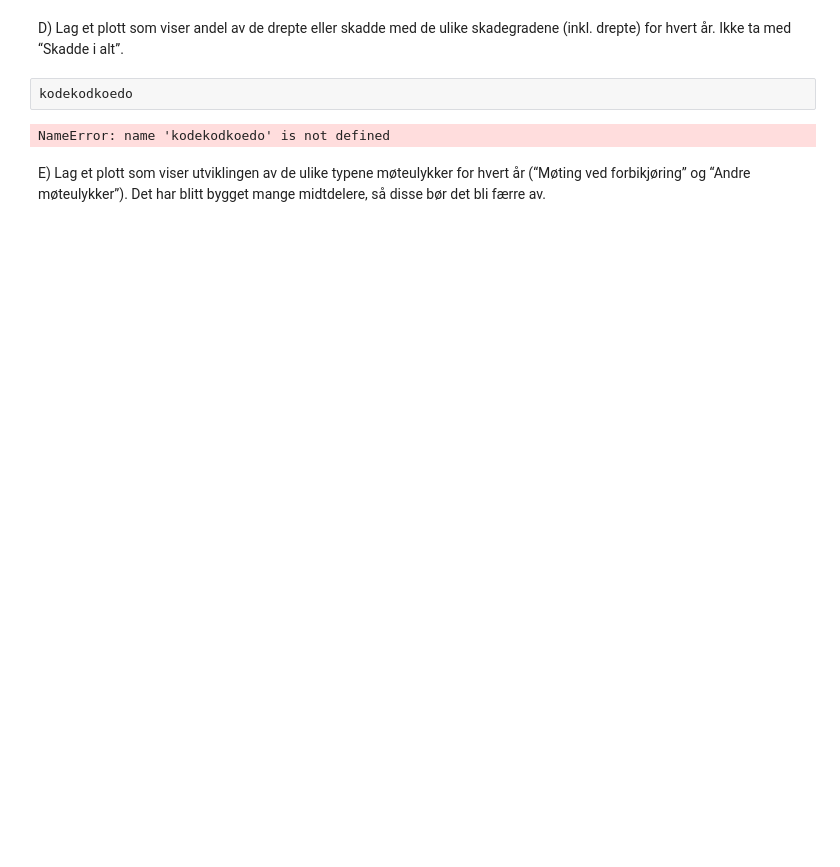
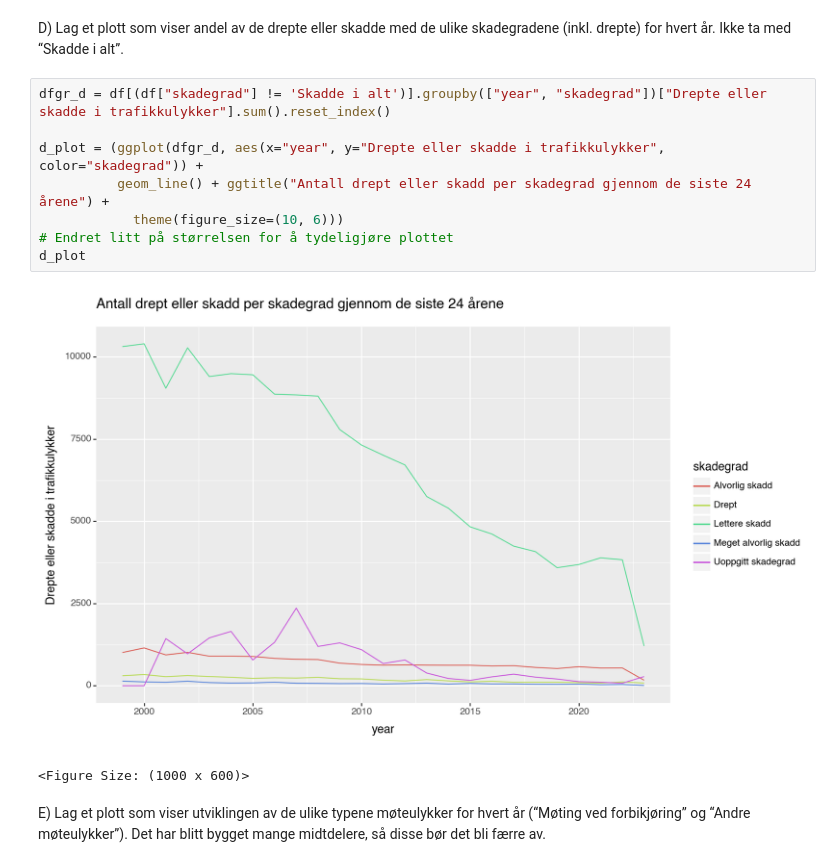
Before and after one commit to 267988/dmba_practice, a Jupyter notebook: obligatory_assignment1_2023/oppgave1_trafikkulykker.ipynb, the cells around one changed output. Drawn from its saved outputs; the diff is of its cells as text; blank space fills up the shorter version.

```diff
--- a/obligatory_assignment1_2023/oppgave1_trafikkulykker.ipynb
+++ b/obligatory_assignment1_2023/oppgave1_trafikkulykker.ipynb
@@ -40,9 +128,16 @@ kodekodeodkeo
 D) Lag et plott som viser andel av de drepte eller skadde med de ulike skadegradene
 (inkl. drepte) for hvert år. Ikke ta med “Skadde i alt”.
 # %%
-kodekodkoedo
+dfgr_d = df[(df["skadegrad"] != 'Skadde i alt')].groupby(["year", "skadegrad"])["Drepte eller skadde i trafikkulykker"].sum().reset_index()
+
+d_plot = (ggplot(dfgr_d, aes(x="year", y="Drepte eller skadde i trafikkulykker", color="skadegrad")) +
+          geom_line() + ggtitle("Antall drept eller skadd per skadegrad gjennom de siste 24 årene") +
+            theme(figure_size=(10, 6)))
+# Endret litt på størrelsen for å tydeligjøre plottet
+d_plot
 # %% [output]
+[figure, added]
-NameError: name 'kodekodkoedo' is not defined
+<Figure Size: (1000 x 600)>
 # %% [markdown]
 E) Lag et plott som viser utviklingen av de ulike typene møteulykker for hvert år (“Møting
 ved forbikjøring” og “Andre møteulykker”). Det har blitt bygget mange midtdelere, så
```
Also changed, not shown: parts of 21 cells of this notebook, 1 other file.
